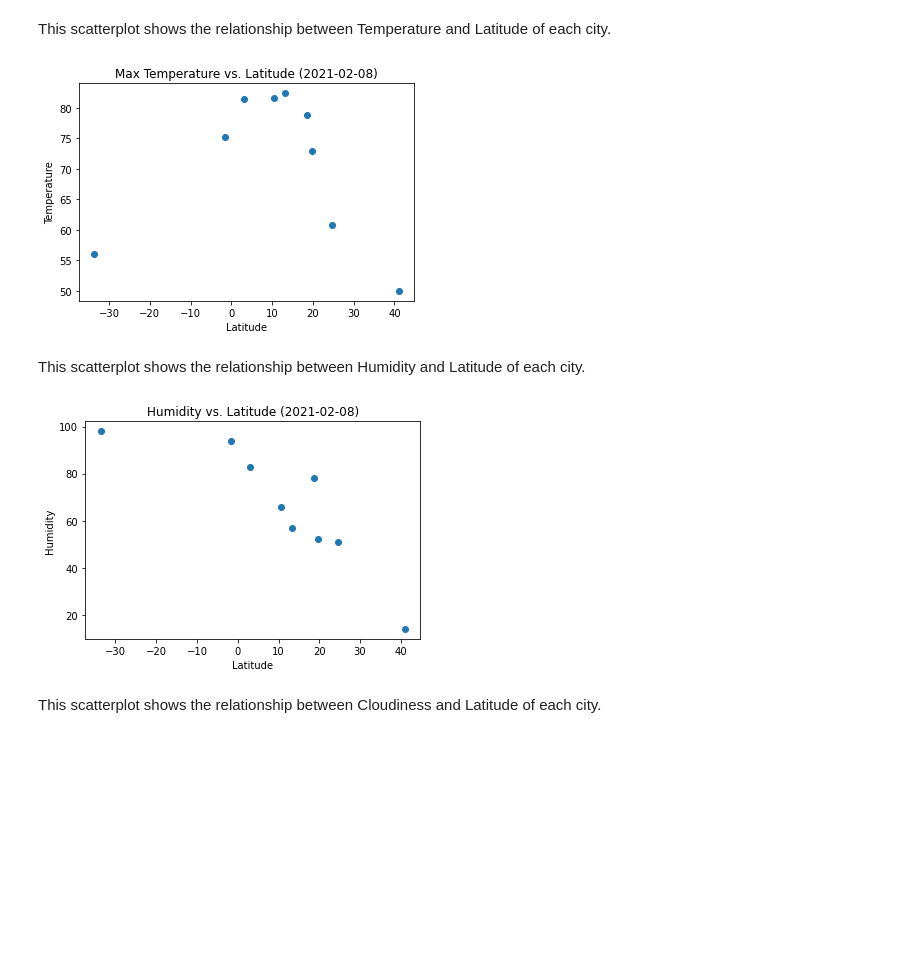
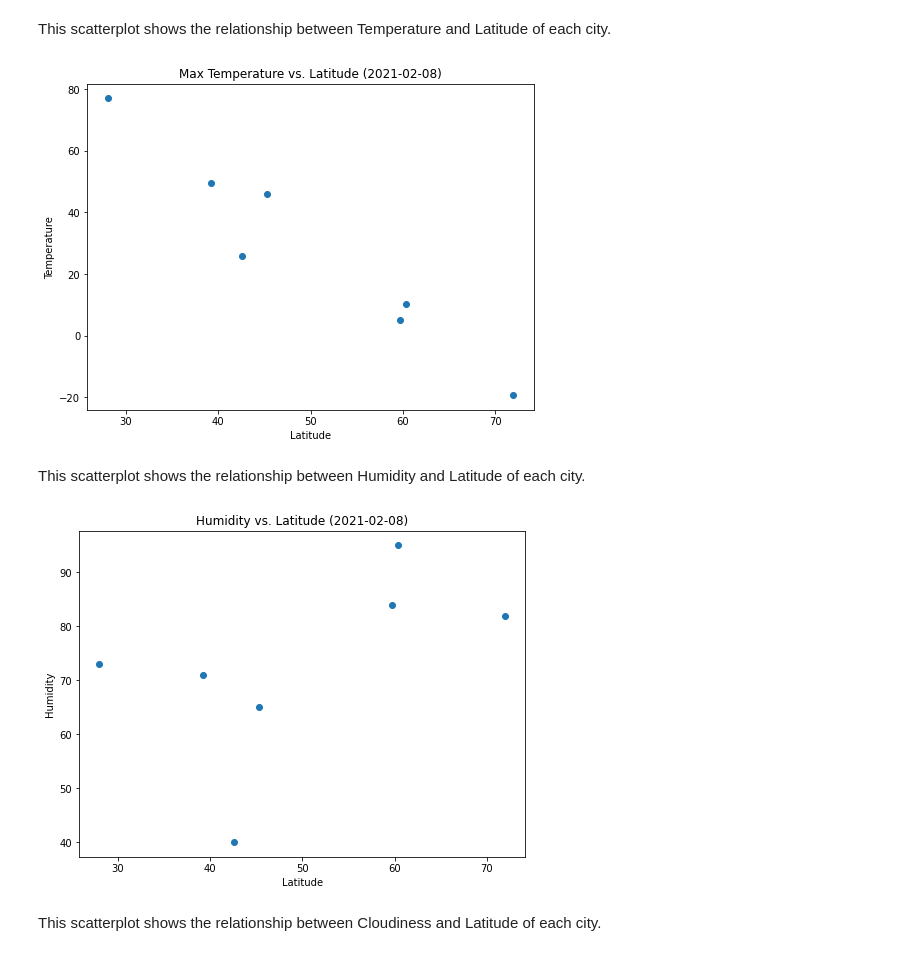
Before and after one commit to drbernal47/python-api-challenge, a Jupyter notebook: WeatherPy/WeatherPy.ipynb, the cells around one changed output. Cells and saved outputs as stored; diff of their text form; code cells hidden in the pictures; blank space fills up the shorter version.

Commit message:
Coded the scatterplots for temperature by hemisphere

```diff
--- a/WeatherPy/WeatherPy.ipynb
+++ b/WeatherPy/WeatherPy.ipynb
@@ -142,25 +142,35 @@ weather_df.head()
 # %% [markdown]
 This scatterplot shows the relationship between Temperature and Latitude of each city.
 # %%
-plt.scatter(weather_df["Latitude"],weather_df["Max Temperature (°F)"])
+x_values = north_df["Latitude"]
+y_values = north_df["Max Temperature (°F)"]
+
+plt.figure(figsize=(8,6))
+plt.scatter(x_values, y_values)
 plt.title(f'Max Temperature vs. Latitude ({retrieval_date})')
 plt.xlabel("Latitude")
 plt.ylabel("Temperature")
+
 plt.savefig("output_data/Temperature_vs_Latitude.png")
 plt.show()
 # %% [output]
-[figure, old version]
+[figure, new version]
 # %% [markdown]
 This scatterplot shows the relationship between Humidity and Latitude of each city.
 # %%
-plt.scatter(weather_df["Latitude"],weather_df["Humidity (%)"])
+x_values = north_df["Latitude"]
+y_values = north_df["Humidity (%)"]
+
+plt.figure(figsize=(8,6))
+plt.scatter(x_values, y_values)
 plt.title(f'Humidity vs. Latitude ({retrieval_date})')
 plt.xlabel("Latitude")
 plt.ylabel("Humidity")
+
 plt.savefig("output_data/Humidity_vs_Latitude.png")
 plt.show()
 # %% [output]
-[figure, old version]
+[figure, new version]
 # %% [markdown]
 This scatterplot shows the relationship between Cloudiness and Latitude of each city.
 # %%
```
Also changed, not shown: parts of 12 cells of this notebook, 6 other files.
